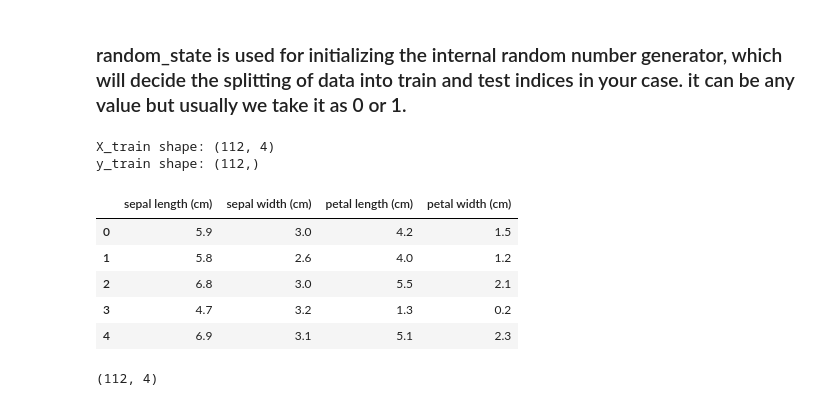
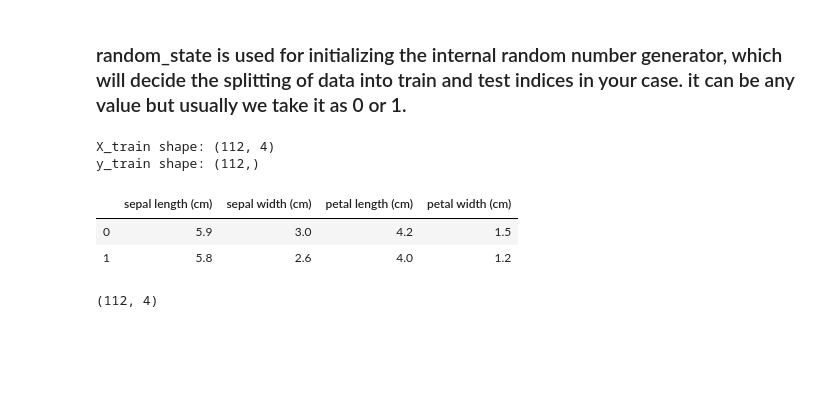
Before and after one commit to suyashi29/python-su, a Jupyter notebook: ML/Notebook/ML Introduction treating a DataSet.ipynb, the cells around one changed output. Saved outputs shown, nothing was run; the diff lists cells and outputs as text; code cells hidden in the pictures; blank space fills up the shorter version.

```diff
--- a/ML/Notebook/ML Introduction treating a DataSet.ipynb
+++ b/ML/Notebook/ML Introduction treating a DataSet.ipynb
@@ -81,7 +129,8 @@ normalized_X = preprocessing.normalize(iris_dataset.data)
 # %%
 from sklearn.model_selection import train_test_split
+#a=random.seed()
 
-X_train, X_test, y_train, y_test = train_test_split(iris_dataset['data'], iris_dataset['target'], random_state=0)
+X_train, X_test, y_train, y_test = train_test_split(iris_dataset['data'],iris_dataset['target'],text size=0.5,random_state=0)
 # %% [markdown]
 ### random_state is used for initializing the internal random number generator, which will decide the splitting of data into train and test indices in your case. it can be any value but usually we take it as 0 or 1.
 # %%
@@ -91,14 +140,9 @@ print("y_train shape: {}".format(y_train.shape))
 X_train shape: (112, 4)
 y_train shape: (112,)
 # %%
-iris = pd.DataFrame(X_train, columns=iris_dataset.feature_names)
+iris = pd.DataFrame(X_train,columns=iris_dataset.feature_names)
+iris.head(2)
+# %% [output]
+|  | sepal length (cm) | sepal width (cm) | petal length (cm) | petal width (cm) |
+| 0 | 5.9 | 3.0 | 4.2 | 1.5 |
+| 1 | 5.8 | 2.6 | 4.0 | 1.2 |
-# %%
-
-iris.head()
-# %% [output]
-|  | sepal length (cm) | sepal width (cm) | petal length (cm) | petal width (cm) |
-| 0 | 5.9 | 3.0 | 4.2 | 1.5 |
-| 1 | 5.8 | 2.6 | 4.0 | 1.2 |
-| 2 | 6.8 | 3.0 | 5.5 | 2.1 |
-| 3 | 4.7 | 3.2 | 1.3 | 0.2 |
-| 4 | 6.9 | 3.1 | 5.1 | 2.3 |
```
Also changed, not shown: parts of 12 cells of this notebook.
